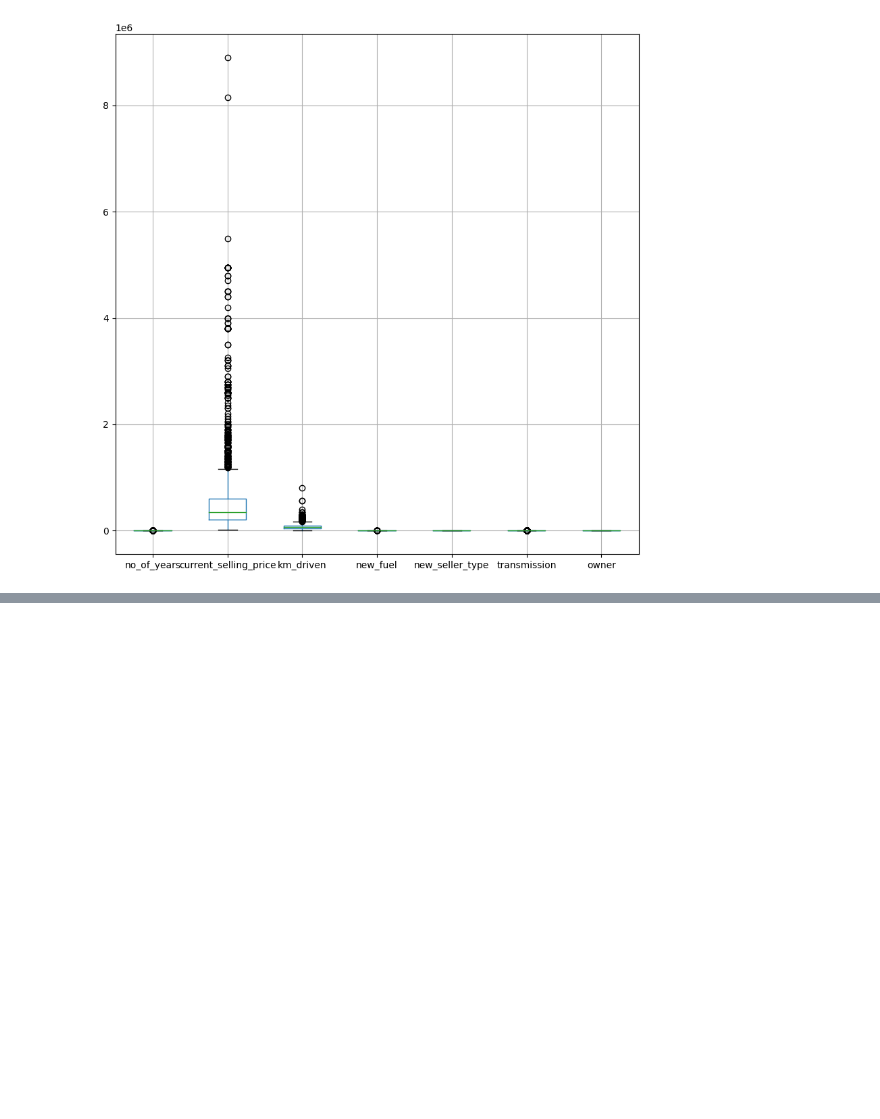
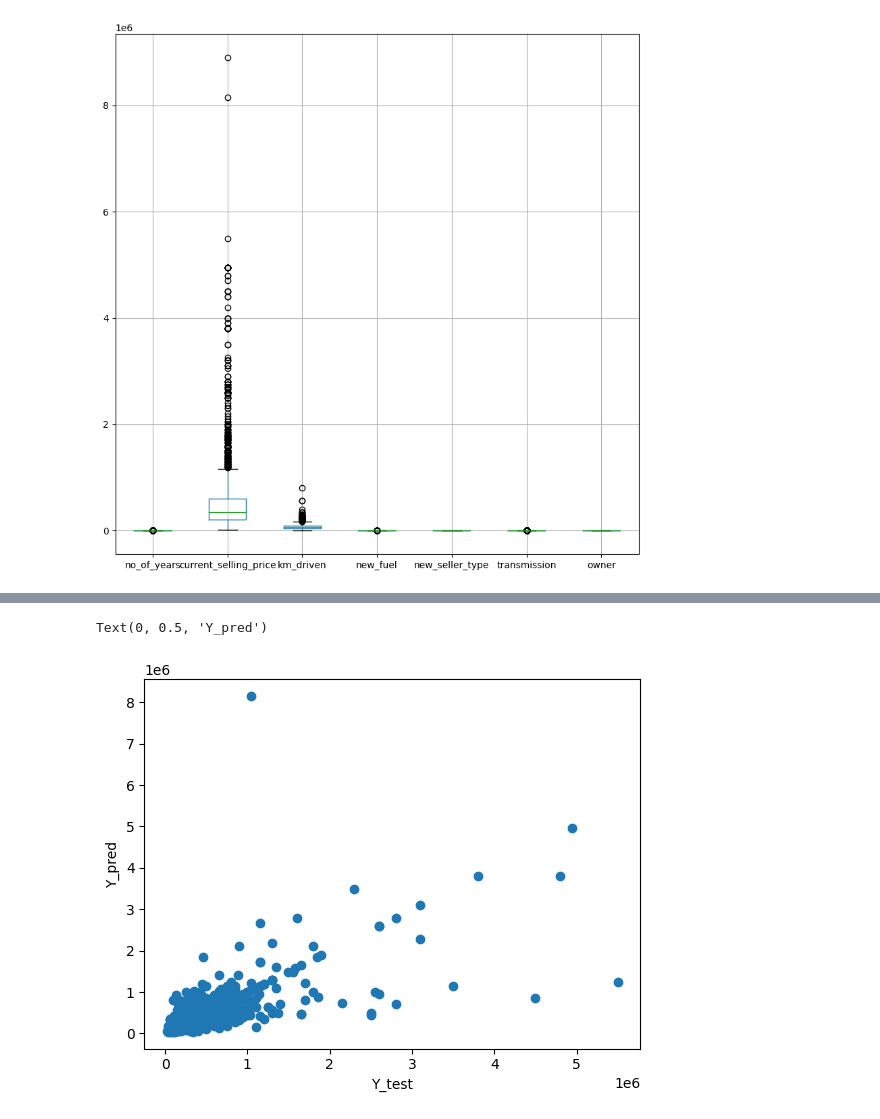
Before and after one commit to sujataprasad01/ML-Price-Prediction-of-Used-Cars-Decision-Tree-, a Jupyter notebook: Decision_Tree_Regression_(Price_Prediction_of_Used_Cars).ipynb, the cells around one changed output, grey strips where cells are left out. Cells and saved outputs as stored; diff of their text form; code cells hidden in the pictures; blank space fills up the shorter version.

```diff
--- a/Decision_Tree_Regression_(Price_Prediction_of_Used_Cars).ipynb
+++ b/Decision_Tree_Regression_(Price_Prediction_of_Used_Cars).ipynb
@@ -571,0 +595,2 @@ newdf.boxplot()
+# %%
+X_train, X_test, Y_train, Y_test= train_test_split(X,Y, test_size=0.2)
@@ -571,0 +643,2 @@ newdf.boxplot()
+# %%
+regressor=DecisionTreeRegressor()
@@ -571,0 +647,2 @@ newdf.boxplot()
+# %%
+regressor.fit(X_train, Y_train)
@@ -571,0 +653,2 @@ newdf.boxplot()
+# %%
+Y_pred=regressor.predict(X_test)
@@ -571,0 +693,7 @@ newdf.boxplot()
+# %%
+plt.scatter(Y_test, Y_pred)
+plt.xlabel('Y_test')
+plt.ylabel('Y_pred')
+# %% [output]
+Text(0, 0.5, 'Y_pred')
+[figure, added]
```
Also changed, not shown: parts of 24 cells of this notebook.
